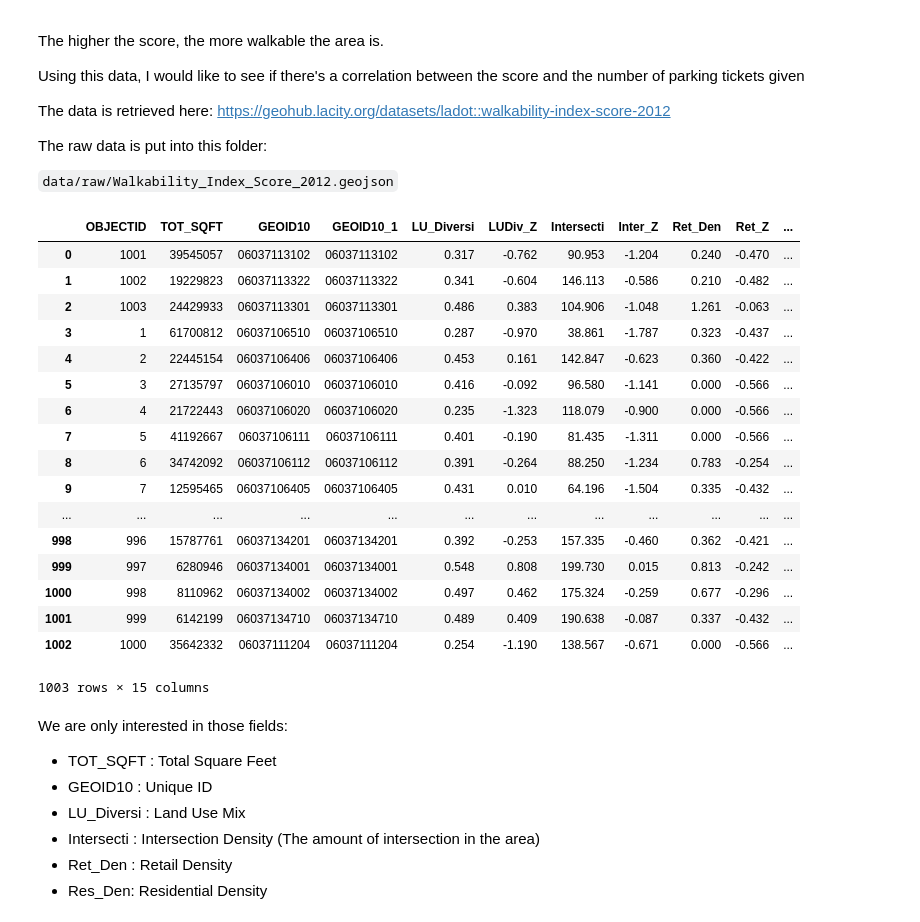
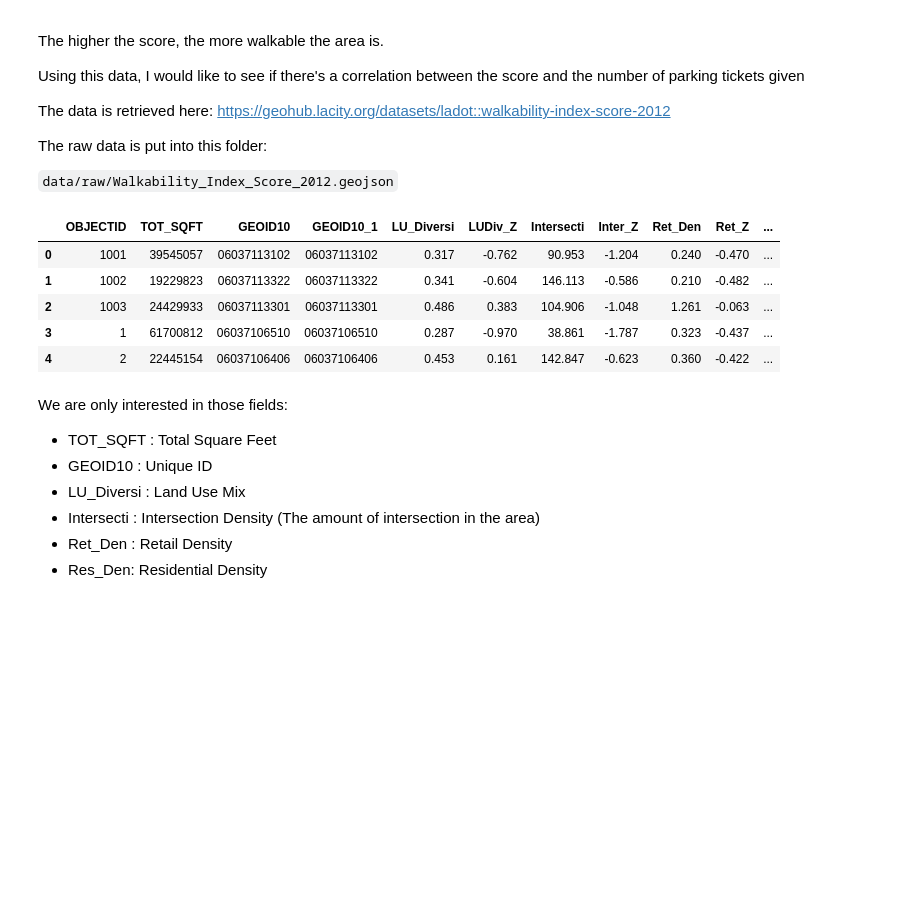
Before and after one commit to simawn/COMP499-Parking-Data-Analytics, a Jupyter notebook: Parking Data Analytics.ipynb, the cells around one changed output. Drawn from its saved outputs; the diff is of its cells as text; code cells hidden in the pictures; blank space fills up the shorter version.

```diff
--- a/Parking Data Analytics.ipynb
+++ b/Parking Data Analytics.ipynb
@@ -1348,26 +1320,14 @@ The raw data is put into this folder:
 `data/raw/Walkability_Index_Score_2012.geojson`
 # %%
 walk_index = gpd.read_file('data/raw/Walkability_Index_Score_2012.geojson')
-walk_index
+walk_index.head()
 # %% [output]
 |  | OBJECTID | TOT_SQFT | GEOID10 | GEOID10_1 | LU_Diversi | LUDiv_Z | Intersecti | Inter_Z | Ret_Den | Ret_Z | ... |
 | 0 | 1001 | 39545057 | 06037113102 | 06037113102 | 0.317 | -0.762 | 90.953 | -1.204 | 0.240 | -0.470 | ... |
 | 1 | 1002 | 19229823 | 06037113322 | 06037113322 | 0.341 | -0.604 | 146.113 | -0.586 | 0.210 | -0.482 | ... |
 | 2 | 1003 | 24429933 | 06037113301 | 06037113301 | 0.486 | 0.383 | 104.906 | -1.048 | 1.261 | -0.063 | ... |
 | 3 | 1 | 61700812 | 06037106510 | 06037106510 | 0.287 | -0.970 | 38.861 | -1.787 | 0.323 | -0.437 | ... |
 | 4 | 2 | 22445154 | 06037106406 | 06037106406 | 0.453 | 0.161 | 142.847 | -0.623 | 0.360 | -0.422 | ... |
-| 5 | 3 | 27135797 | 06037106010 | 06037106010 | 0.416 | -0.092 | 96.580 | -1.141 | 0.000 | -0.566 | ... |
-| 6 | 4 | 21722443 | 06037106020 | 06037106020 | 0.235 | -1.323 | 118.079 | -0.900 | 0.000 | -0.566 | ... |
-| 7 | 5 | 41192667 | 06037106111 | 06037106111 | 0.401 | -0.190 | 81.435 | -1.311 | 0.000 | -0.566 | ... |
-| 8 | 6 | 34742092 | 06037106112 | 06037106112 | 0.391 | -0.264 | 88.250 | -1.234 | 0.783 | -0.254 | ... |
-| 9 | 7 | 12595465 | 06037106405 | 06037106405 | 0.431 | 0.010 | 64.196 | -1.504 | 0.335 | -0.432 | ... |
-| ... | ... | ... | ... | ... | ... | ... | ... | ... | ... | ... | ... |
-| 998 | 996 | 15787761 | 06037134201 | 06037134201 | 0.392 | -0.253 | 157.335 | -0.460 | 0.362 | -0.421 | ... |
-| 999 | 997 | 6280946 | 06037134001 | 06037134001 | 0.548 | 0.808 | 199.730 | 0.015 | 0.813 | -0.242 | ... |
-| 1000 | 998 | 8110962 | 06037134002 | 06037134002 | 0.497 | 0.462 | 175.324 | -0.259 | 0.677 | -0.296 | ... |
-| 1001 | 999 | 6142199 | 06037134710 | 06037134710 | 0.489 | 0.409 | 190.638 | -0.087 | 0.337 | -0.432 | ... |
-| 1002 | 1000 | 35642332 | 06037111204 | 06037111204 | 0.254 | -1.190 | 138.567 | -0.671 | 0.000 | -0.566 | ... |
-1003 rows × 15 columns
 # %% [markdown]
 We are only interested in those fields:
 - TOT_SQFT : Total Square Feet
```
Also changed, not shown: parts of 37 cells of this notebook.
